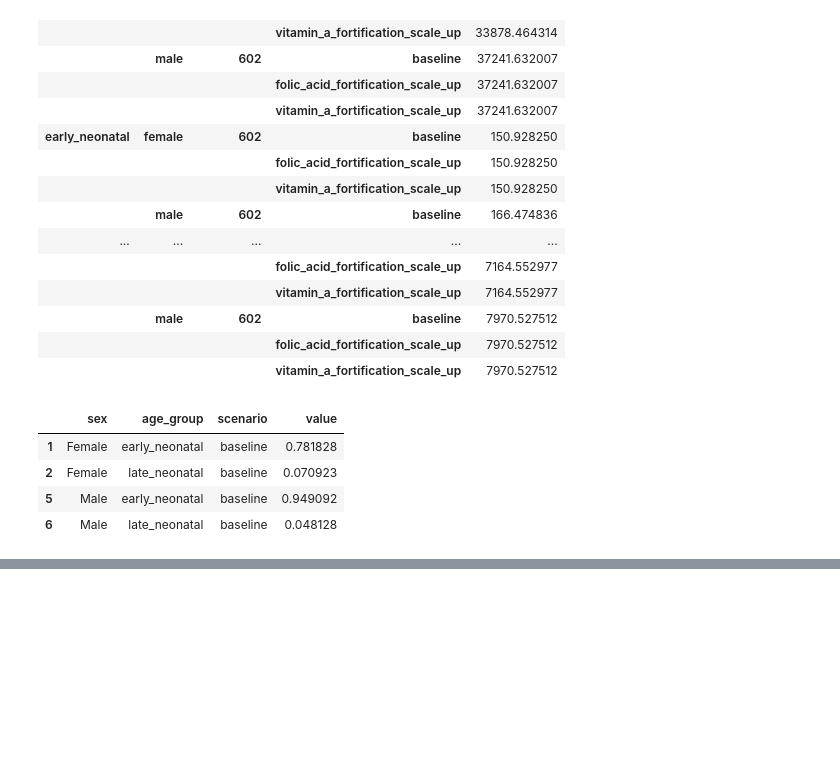
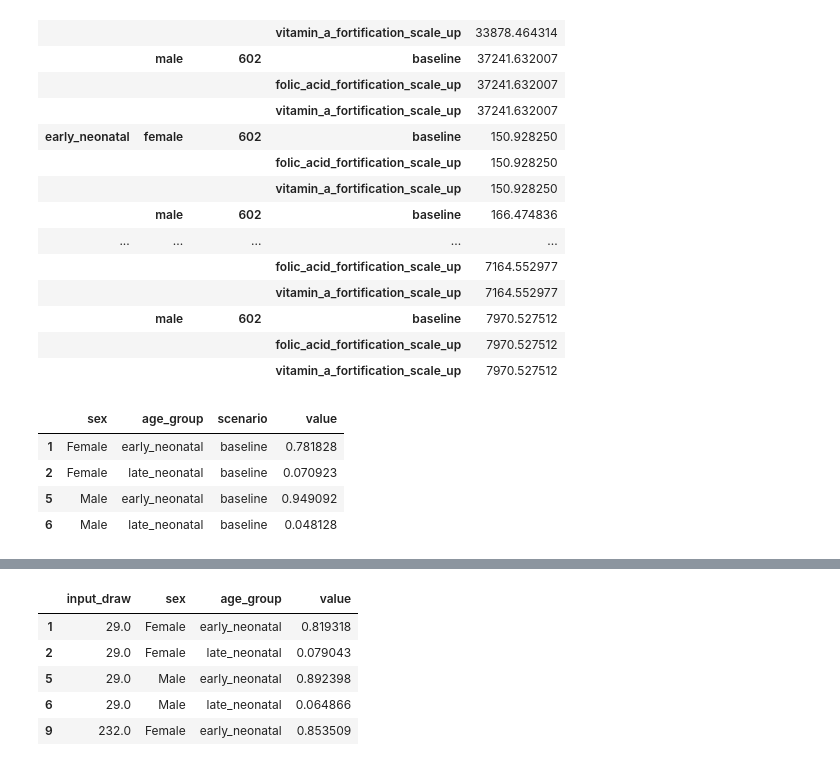
Before and after one commit to ihmeuw/vivarium_data_analysis, a Jupyter notebook: output_processing/lsff/model_6/lsff_lbwsg.ipynb, the cells around one changed output, grey strips where cells are left out. Saved outputs shown, nothing was run; the diff lists cells and outputs as text; code cells hidden in the pictures; blank space fills up the shorter version.

```diff
--- a/output_processing/lsff/model_6/lsff_lbwsg.ipynb
+++ b/output_processing/lsff/model_6/lsff_lbwsg.ipynb
@@ -141,0 +163,5 @@ for text, label in zip(l.texts[1:5], labels):
+# %%
+deaths = pd.read_hdf(output_dirs[0] + 'deaths.hdf')
+deaths = deaths.loc[deaths.scenario == 'baseline']
+deaths = deaths.groupby(['input_draw','sex','age_group']).sum()
+deaths.head()
@@ -141,0 +176,5 @@ for text, label in zip(l.texts[1:5], labels):
+# %%
+pt = pd.read_hdf(output_dirs[0] + 'person_time.hdf')
+pt = pt.loc[pt.scenario == 'baseline']
+pt = pt.groupby(['input_draw','sex','age_group']).sum()
+pt.head()
@@ -141,0 +189,14 @@ for text, label in zip(l.texts[1:5], labels):
+# %%
+acmr = deaths / pt
+acmr = acmr.reset_index()
+acmr['sex'] = np.where(acmr['sex'] == 'female', 'Female', 'Male')
+acmr = acmr.set_index(['input_draw','sex','age_group']).sort_index().reset_index()
+acmr = acmr.where(acmr['age_group'].isin(['early_neonatal','late_neonatal'])).dropna()
+acmr.head()
+# %% [output]
+|  | input_draw | sex | age_group | value |
+| 1 | 29.0 | Female | early_neonatal | 0.819318 |
+| 2 | 29.0 | Female | late_neonatal | 0.079043 |
+| 5 | 29.0 | Male | early_neonatal | 0.892398 |
+| 6 | 29.0 | Male | late_neonatal | 0.064866 |
+| 9 | 232.0 | Female | early_neonatal | 0.853509 |
```
Also changed, not shown: parts of 10 cells of this notebook.
